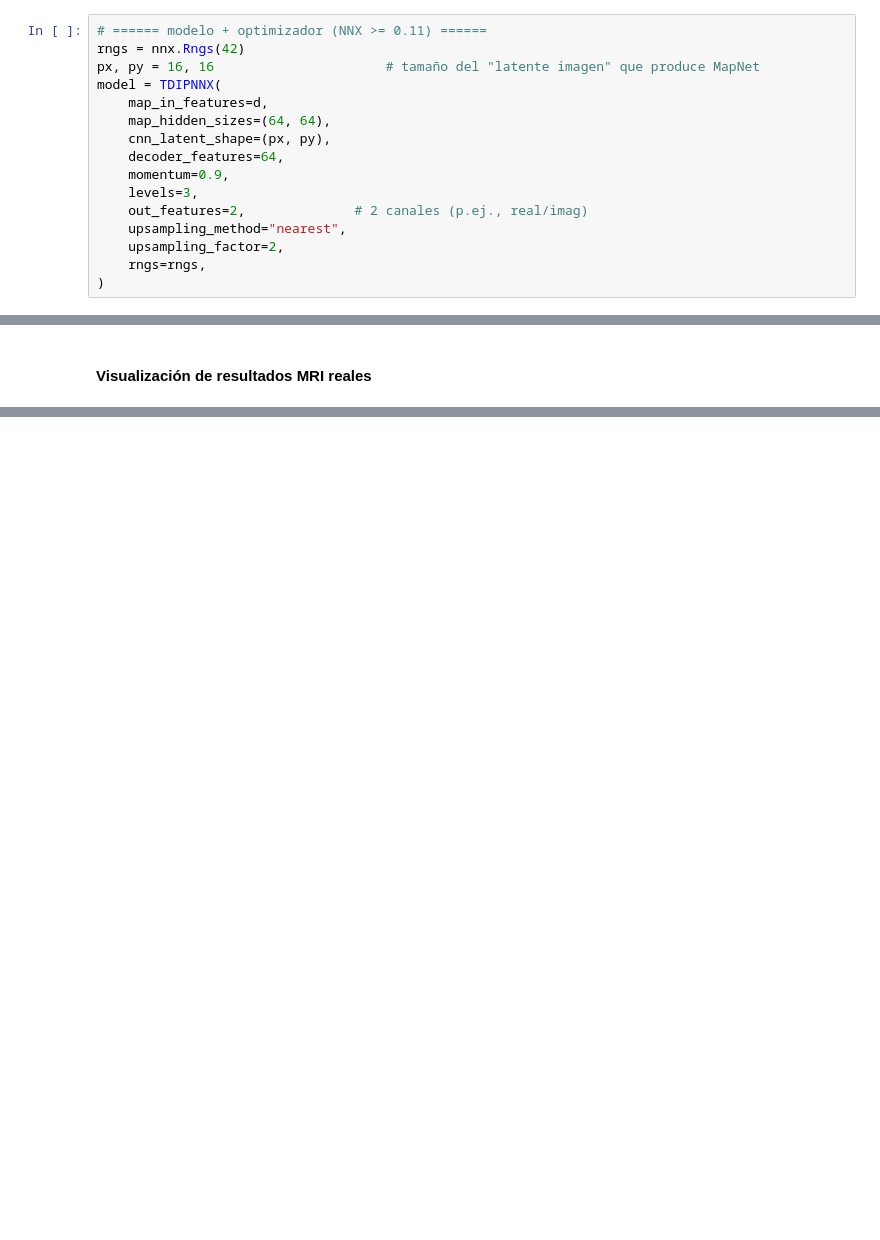
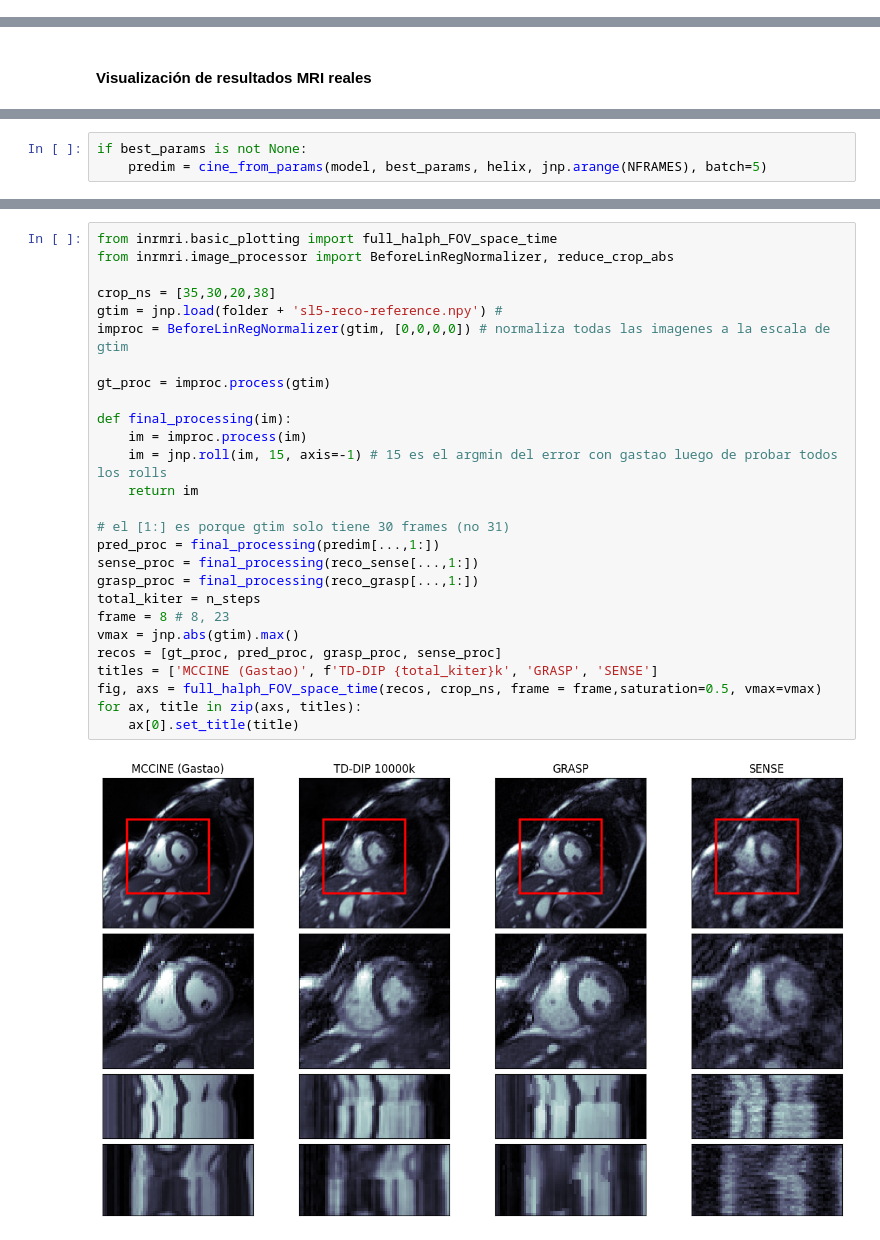
Before and after one commit to evelyncueva/SR-ST-DIP-cMRI, a Jupyter notebook: notebooks/stDIP_basics.ipynb, the cells around one changed output, grey strips where cells are left out. Cells and saved outputs as stored; diff of their text form; blank space fills up the shorter version.

```diff
--- a/notebooks/stDIP_basics.ipynb
+++ b/notebooks/stDIP_basics.ipynb
@@ -729,16 +504,0 @@ d = helix.shape[1]
-# %%
-# ====== modelo + optimizador (NNX >= 0.11) ======
-rngs = nnx.Rngs(42)
-px, py = 16, 16                      # tamaño del "latente imagen" que produce MapNet
-model = TDIPNNX(
-    map_in_features=d,
-    map_hidden_sizes=(64, 64),
-    cnn_latent_shape=(px, py),
-    decoder_features=64,
-    momentum=0.9,
-    levels=3,
-    out_features=2,              # 2 canales (p.ej., real/imag)
-    upsampling_method="nearest",
-    upsampling_factor=2,
-    rngs=rngs,
-)
@@ -1003,0 +743,3 @@ GIF guardado en: tdip_true.gif
+# %%
+if best_params is not None:
+    predim = cine_from_params(model, best_params, helix, jnp.arange(NFRAMES), batch=5)
@@ -1003,0 +782,29 @@ GIF guardado en: tdip_true.gif
+# %%
+from inrmri.basic_plotting import full_halph_FOV_space_time
+from inrmri.image_processor import BeforeLinRegNormalizer, reduce_crop_abs
+
+crop_ns = [35,30,20,38]
+gtim = jnp.load(folder + 'sl5-reco-reference.npy') #
+improc = BeforeLinRegNormalizer(gtim, [0,0,0,0]) # normaliza todas las imagenes a la escala de gtim
+
+gt_proc = improc.process(gtim)
+
+def final_processing(im):
+    im = improc.process(im)
+    im = jnp.roll(im, 15, axis=-1) # 15 es el argmin del error con gastao luego de probar todos los rolls
+    return im
+
+# el [1:] es porque gtim solo tiene 30 frames (no 31)
+pred_proc = final_processing(predim[...,1:])
+sense_proc = final_processing(reco_sense[...,1:])
+grasp_proc = final_processing(reco_grasp[...,1:])
+total_kiter = n_steps
+frame = 8 # 8, 23
+vmax = jnp.abs(gtim).max()
+recos = [gt_proc, pred_proc, grasp_proc, sense_proc]
+titles = ['MCCINE (Gastao)', f'TD-DIP {total_kiter}k', 'GRASP', 'SENSE']
+fig, axs = full_halph_FOV_space_time(recos, crop_ns, frame = frame,saturation=0.5, vmax=vmax)
+for ax, title in zip(axs, titles):
+    ax[0].set_title(title)
+# %% [output]
+[figure, added]
```
Also changed, not shown: parts of 23 cells of this notebook.
